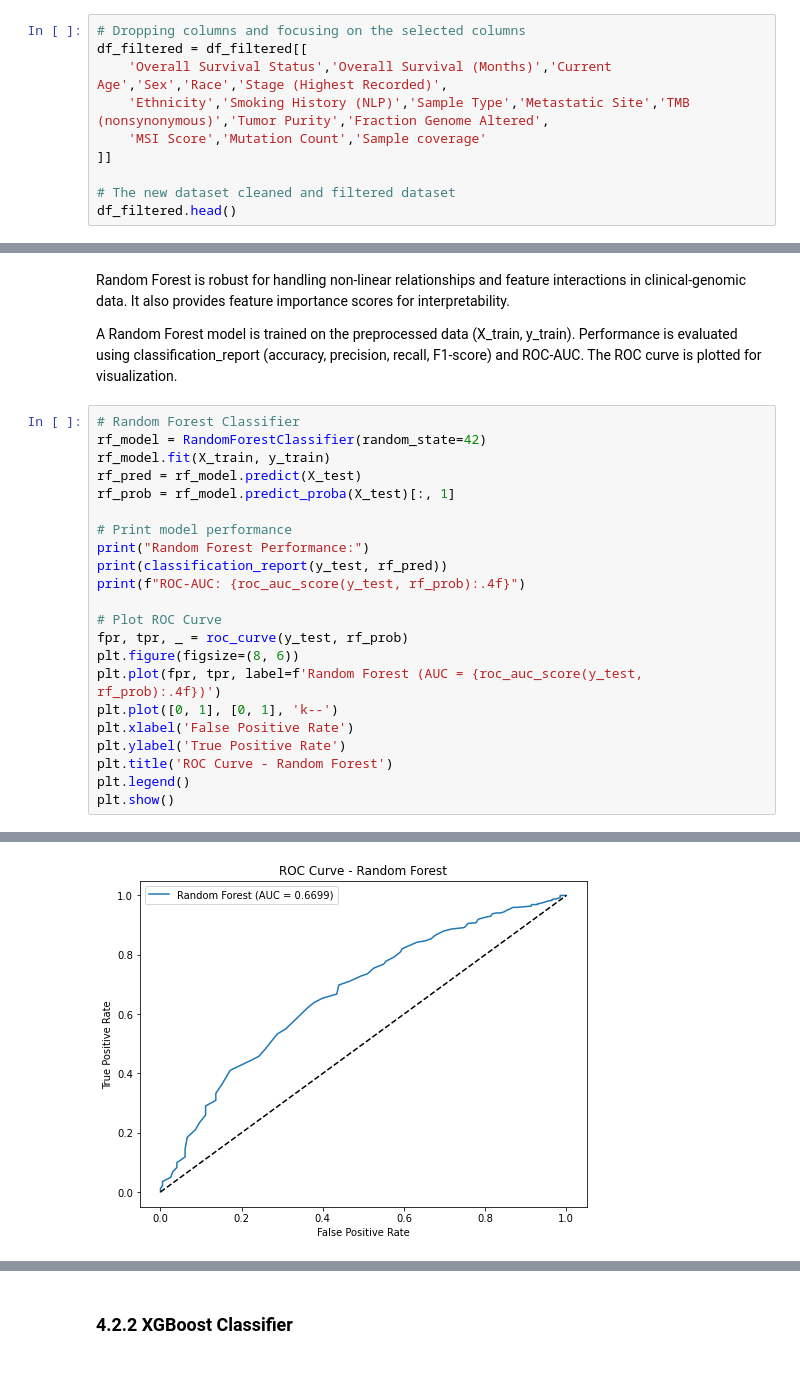
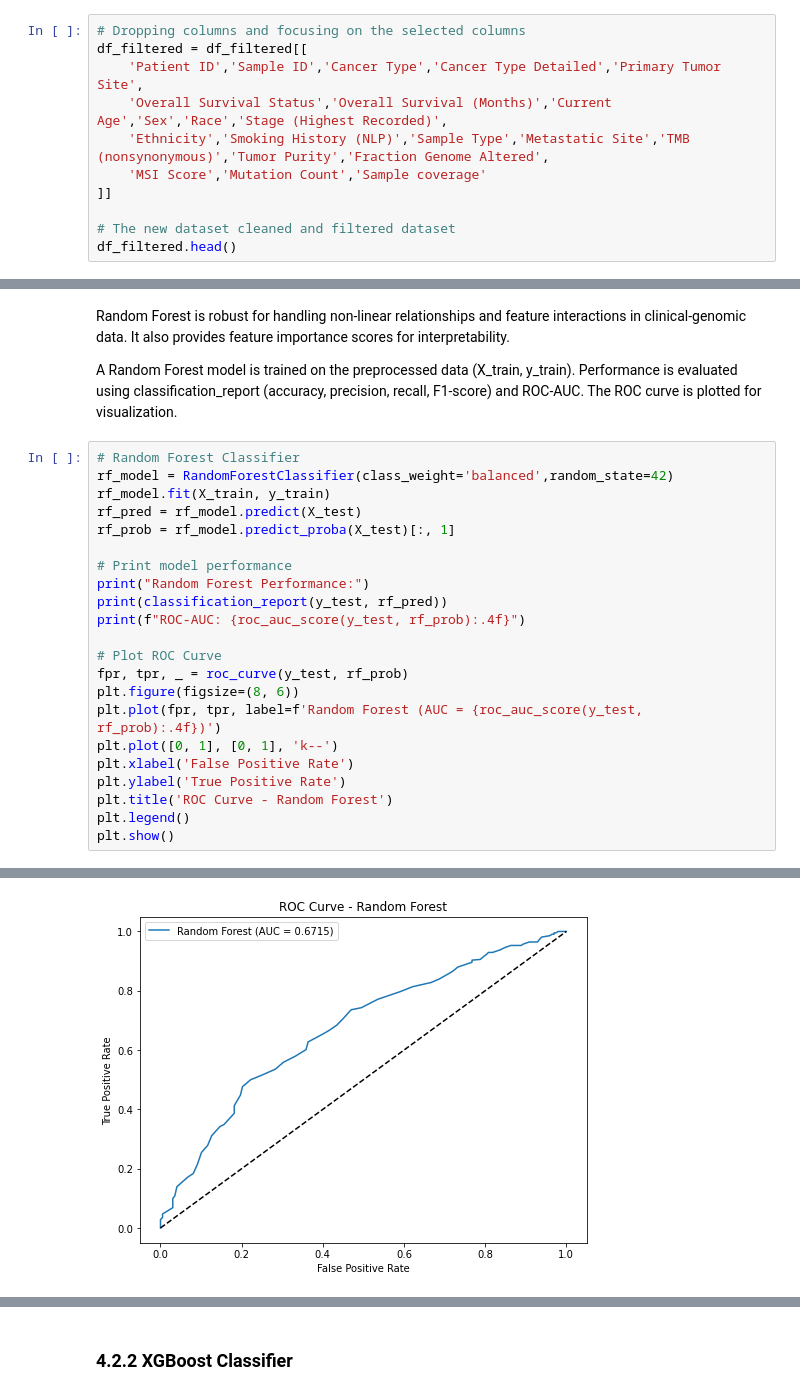
Before and after one commit to chriskarta/Pancreatic-Cancer-Survival-Prediction, a Jupyter notebook: index.ipynb, the cells around one changed output, grey strips where cells are left out. Drawn from its saved outputs; the diff is of its cells as text.

```diff
--- a/index.ipynb
+++ b/index.ipynb
@@ -154,6 +199,7 @@ The data set is large with 53 columns, we decided to drop certain columns to foc
 # %%
 # Dropping columns and focusing on the selected columns
 df_filtered = df_filtered[[
+    'Patient ID','Sample ID','Cancer Type','Cancer Type Detailed','Primary Tumor Site',
     'Overall Survival Status','Overall Survival (Months)','Current Age','Sex','Race','Stage (Highest Recorded)',
     'Ethnicity','Smoking History (NLP)','Sample Type','Metastatic Site','TMB (nonsynonymous)','Tumor Purity','Fraction Genome Altered',
     'MSI Score','Mutation Count','Sample coverage'
@@ -694,7 +741,7 @@ Random Forest is robust for handling non-linear relationships and feature intera
 A Random Forest model is trained on the preprocessed data (X_train, y_train). Performance is evaluated using classification_report (accuracy, precision, recall, F1-score) and ROC-AUC. The ROC curve is plotted for visualization.
 # %%
 # Random Forest Classifier
-rf_model = RandomForestClassifier(random_state=42)
+rf_model = RandomForestClassifier(class_weight='balanced',random_state=42)
 rf_model.fit(X_train, y_train)
 rf_pred = rf_model.predict(X_test)
 rf_prob = rf_model.predict_proba(X_test)[:, 1]
@@ -729 +776 @@ ROC-AUC: 0.6699
-[figure, old version]
+[figure, new version]
```
Also changed, not shown: parts of 24 cells of this notebook, 1 other file.
